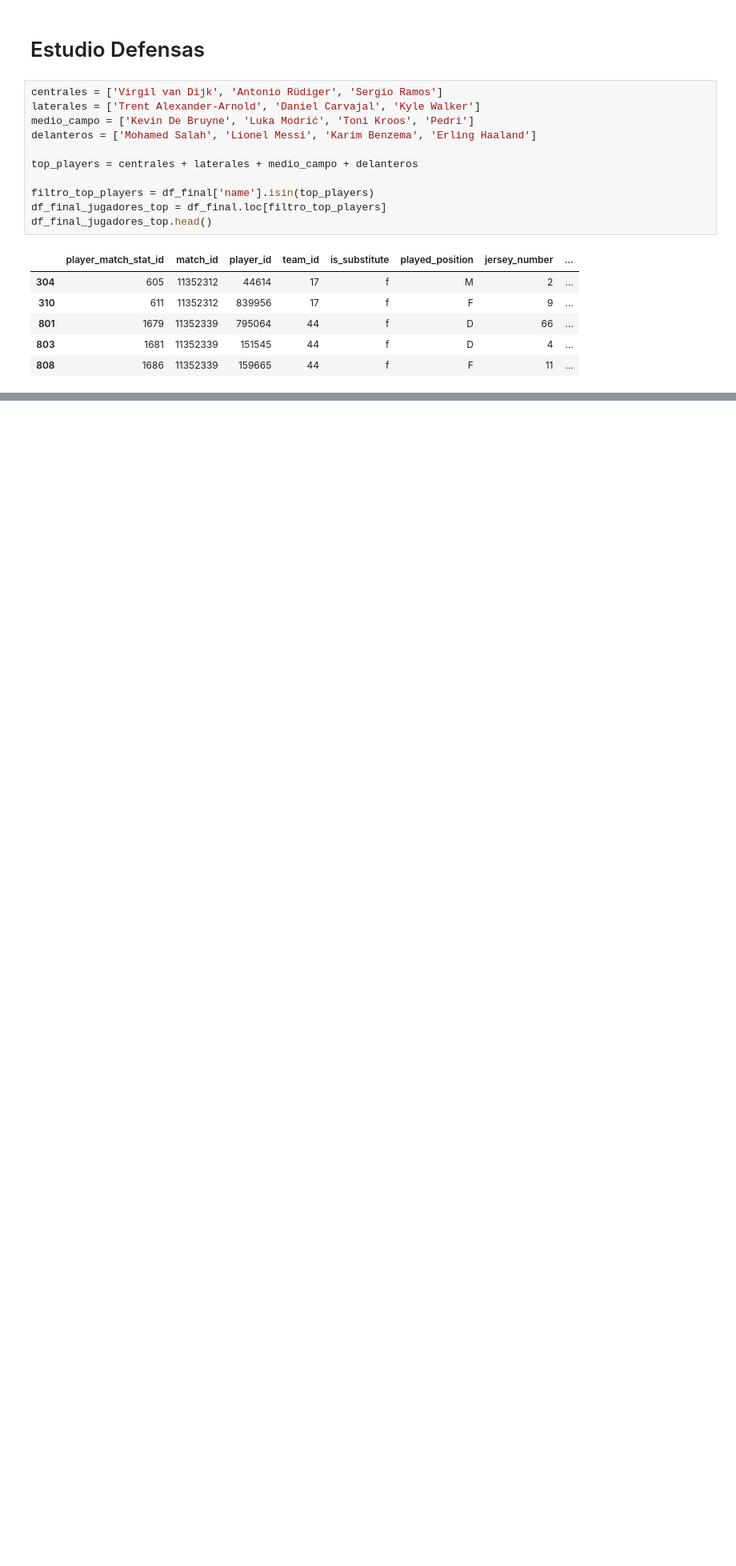
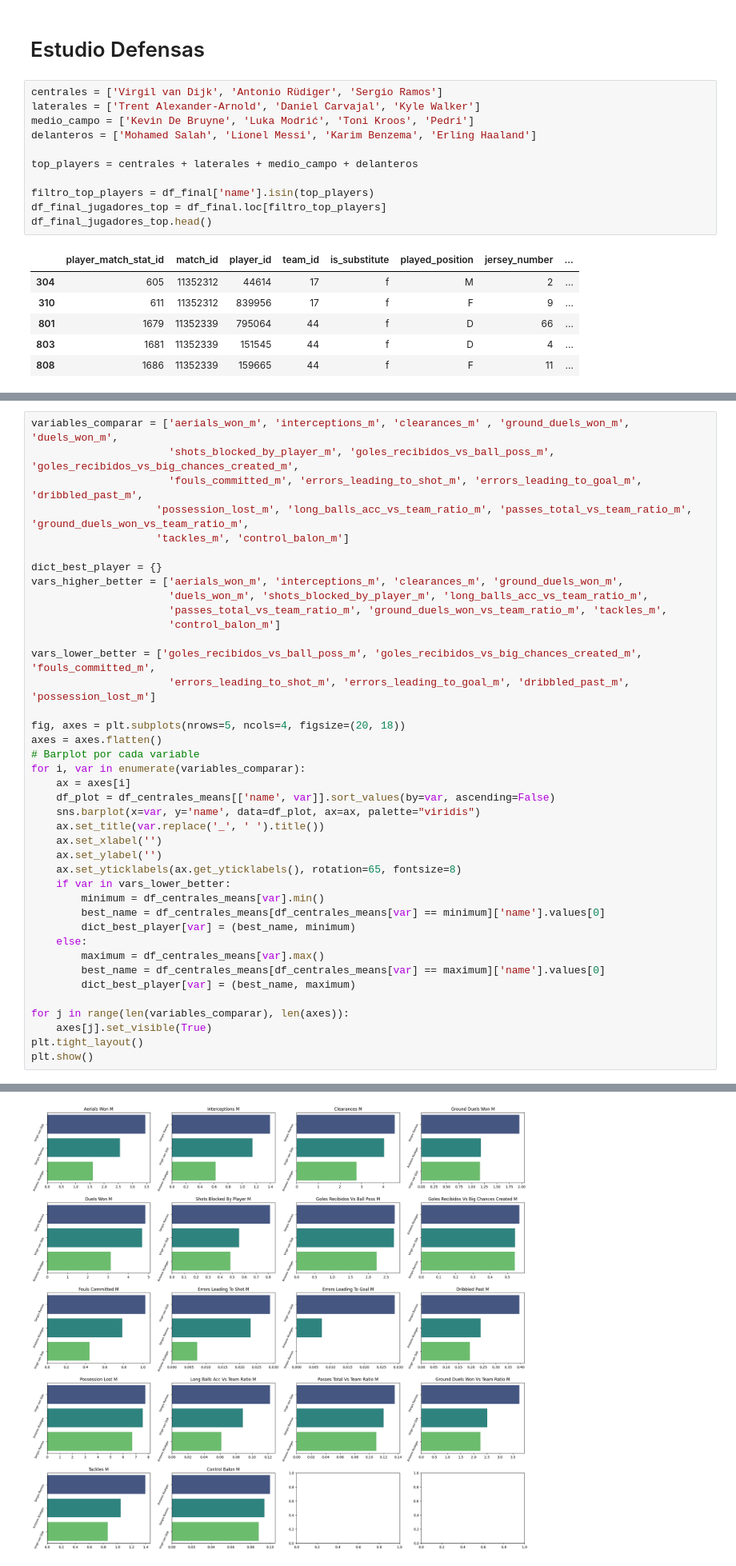
Before and after one commit to JavierJ002/FutbolPorLey, a Jupyter notebook: EDA_notebooks/EDA_key_players.ipynb, the cells around one changed output, grey strips where cells are left out. Shown at 80% size. Saved outputs shown, nothing was run; the diff lists cells and outputs as text; blank space fills up the shorter version.

```diff
--- a/EDA_notebooks/EDA_key_players.ipynb
+++ b/EDA_notebooks/EDA_key_players.ipynb
@@ -181,0 +254,41 @@ See the caveats in the documentation: https://pandas.pydata.org/pandas-docs/stab
+# %%
+variables_comparar = ['aerials_won_m', 'interceptions_m', 'clearances_m' , 'ground_duels_won_m', 'duels_won_m',
+                      'shots_blocked_by_player_m', 'goles_recibidos_vs_ball_poss_m', 'goles_recibidos_vs_big_chances_created_m',
+                      'fouls_committed_m', 'errors_leading_to_shot_m', 'errors_leading_to_goal_m', 'dribbled_past_m',
+                    'possession_lost_m', 'long_balls_acc_vs_team_ratio_m', 'passes_total_vs_team_ratio_m', 'ground_duels_won_vs_team_ratio_m',
+                    'tackles_m', 'control_balon_m']
+
+dict_best_player = {}
+vars_higher_better = ['aerials_won_m', 'interceptions_m', 'clearances_m', 'ground_duels_won_m',
+                      'duels_won_m', 'shots_blocked_by_player_m', 'long_balls_acc_vs_team_ratio_m',
+                      'passes_total_vs_team_ratio_m', 'ground_duels_won_vs_team_ratio_m', 'tackles_m',
+                      'control_balon_m']
+
+vars_lower_better = ['goles_recibidos_vs_ball_poss_m', 'goles_recibidos_vs_big_chances_created_m', 'fouls_committed_m',
+                      'errors_leading_to_shot_m', 'errors_leading_to_goal_m', 'dribbled_past_m', 'possession_lost_m']
+
+fig, axes = plt.subplots(nrows=5, ncols=4, figsize=(20, 18))
+axes = axes.flatten()
+# Barplot por cada variable
+for i, var in enumerate(variables_comparar):
+    ax = axes[i]
+    df_plot = df_centrales_means[['name', var]].sort_values(by=var, ascending=False)
+    sns.barplot(x=var, y='name', data=df_plot, ax=ax, palette="viridis")
+    ax.set_title(var.replace('_', ' ').title())
+    ax.set_xlabel('')
+    ax.set_ylabel('')
+    ax.set_yticklabels(ax.get_yticklabels(), rotation=65, fontsize=8)
+    if var in vars_lower_better:
+        minimum = df_centrales_means[var].min()
+        best_name = df_centrales_means[df_centrales_means[var] == minimum]['name'].values[0]
+        dict_best_player[var] = (best_name, minimum)
+    else:
+        maximum = df_centrales_means[var].max()
+        best_name = df_centrales_means[df_centrales_means[var] == maximum]['name'].values[0]
+        dict_best_player[var] = (best_name, maximum)
+
+for j in range(len(variables_comparar), len(axes)):
+    axes[j].set_visible(True)
+plt.tight_layout()
+plt.show()
+# %% [output]
@@ -181,0 +312 @@ See the caveats in the documentation: https://pandas.pydata.org/pandas-docs/stab
+[figure, added]
```
Also changed, not shown: parts of 10 cells of this notebook, 1 other file.
